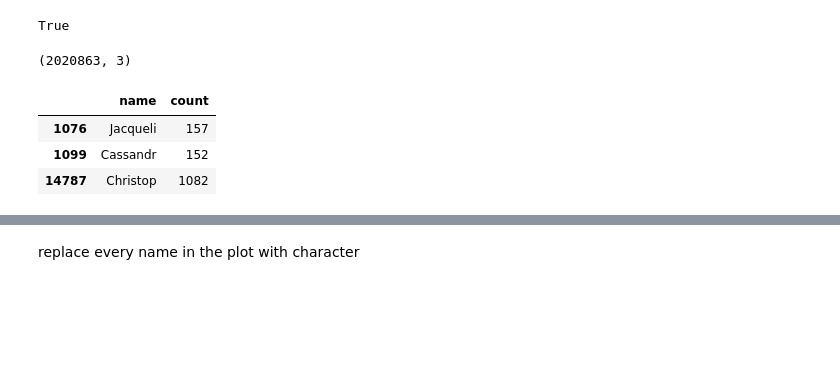
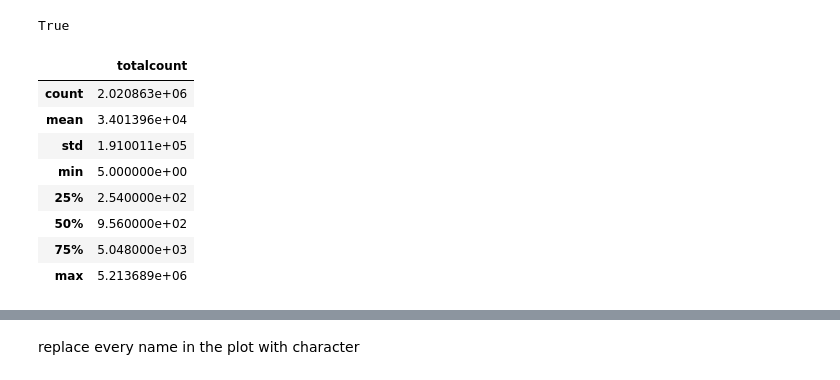
Before and after one commit to UCSB-PSTAT-234/Spring2021-American-Film-Directors, a Jupyter notebook: groupproject.ipynb, the cells around one changed output, grey strips where cells are left out. Saved outputs shown, nothing was run; the diff lists cells and outputs as text; code cells hidden in the pictures; blank space fills up the shorter version.

```diff
--- a/groupproject.ipynb
+++ b/groupproject.ipynb
@@ -343,6 +326,7 @@ with zipfile.ZipFile('/Users/aj/Dropbox/Course/PSTAT234/spr21/pstat234-final-pro
     zip_ref.extractall('names/')
 # %%
 from pathlib import Path
+
 allnames_files = Path('names').glob('yob*')
 # print(allnames_files)
 # allnames_files.sort()
@@ -354,18 +338,24 @@ for f in allnames_files:
 allnames = pd.concat(allnames_list)
 allnames.columns = ["name", 'gender', 'count']
 allnames.shape
+# drop gender and aggregate the counts groupby names
+allnames.drop(['gender'], axis = 1, inplace = True)
-# %% [output]
-(2020863, 3)
 # %%
 # allnames.dtypes
-## drop gender and aggregate the counts groupby names
-# allnames.drop(['gender'], axis = 1, inplace = True)\
-#     .groupby('name').agg({'count': 'sum'})
-# allnames.describe()
+allnames['totalcount'] = allnames['count'].\
+    groupby(allnames['name']).transform('sum')
+allnames.drop('count', axis = 1, inplace=True)
+allnames.head
+allnames.describe()
 # %% [output]
-|  | name | count |
-| 1076 | Jacqueli | 157 |
-| 1099 | Cassandr | 152 |
-| 14787 | Christop | 1082 |
+|  | totalcount |
+| count | 2.020863e+06 |
+| mean | 3.401396e+04 |
+| std | 1.910011e+05 |
+| min | 5.000000e+00 |
+| 25% | 2.540000e+02 |
+| 50% | 9.560000e+02 |
+| 75% | 5.048000e+03 |
+| max | 5.213689e+06 |
 # %%
 # drop duplicates and keep only the names with count larger than 100
```
Also changed, not shown: parts of 13 cells of this notebook.
